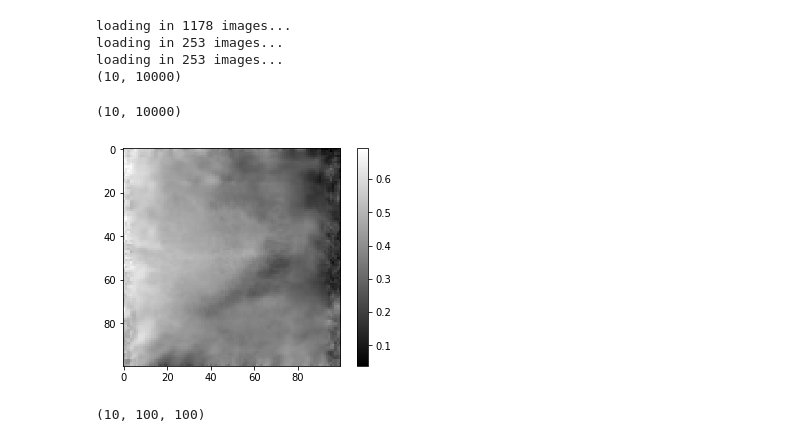
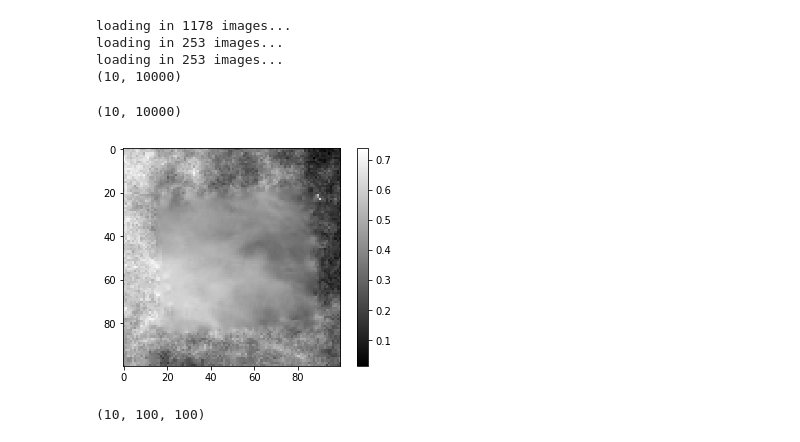
Before and after one commit to jdunnmon/tanda, a Jupyter notebook: experiments/ddsm/TF_move_structure_test.ipynb, the cells around one changed output. Drawn from its saved outputs; the diff is of its cells as text; code cells hidden in the pictures.

```diff
--- a/experiments/ddsm/TF_move_structure_test.ipynb
+++ b/experiments/ddsm/TF_move_structure_test.ipynb
@@ -393,7 +393,7 @@ tfs_15 = [
     [partial(TF_translate_structure_with_tissue, translation=p, num_pixels=10, dim=100) \
         for p in [(-3,0), (3,0), (0,-3), (0,3)]],
     [partial(TF_rotate_structure_with_tissue, p=p, dim=100) \
-        for p in [2.5, -2.5, 15, -15]]
+        for p in [2.5, -2.5, 5, -5]]
 ]
 tf_sets.append(list(chain.from_iterable(tfs_15)))
 tfs = tf_sets[0]
@@ -410,14 +410,14 @@ loading in 253 images...
 # %%
 out = X_plot_r.reshape((10,100,100))
 print X_plot_r.shape
 plt.figure()
-plt.imshow(out[9,:,:], cmap='gray')
+plt.imshow(out[0,:,:], cmap='gray')
 plt.colorbar()
 #plt.clim(0,255)
 plt.show()
 # %% [output]
 (10, 10000)
-[figure, old version]
+[figure, new version]
 # %%
 X_plot_r.reshape((10,100,100)).shape
 # %% [output]
```
Also changed, not shown: 3 other files.
